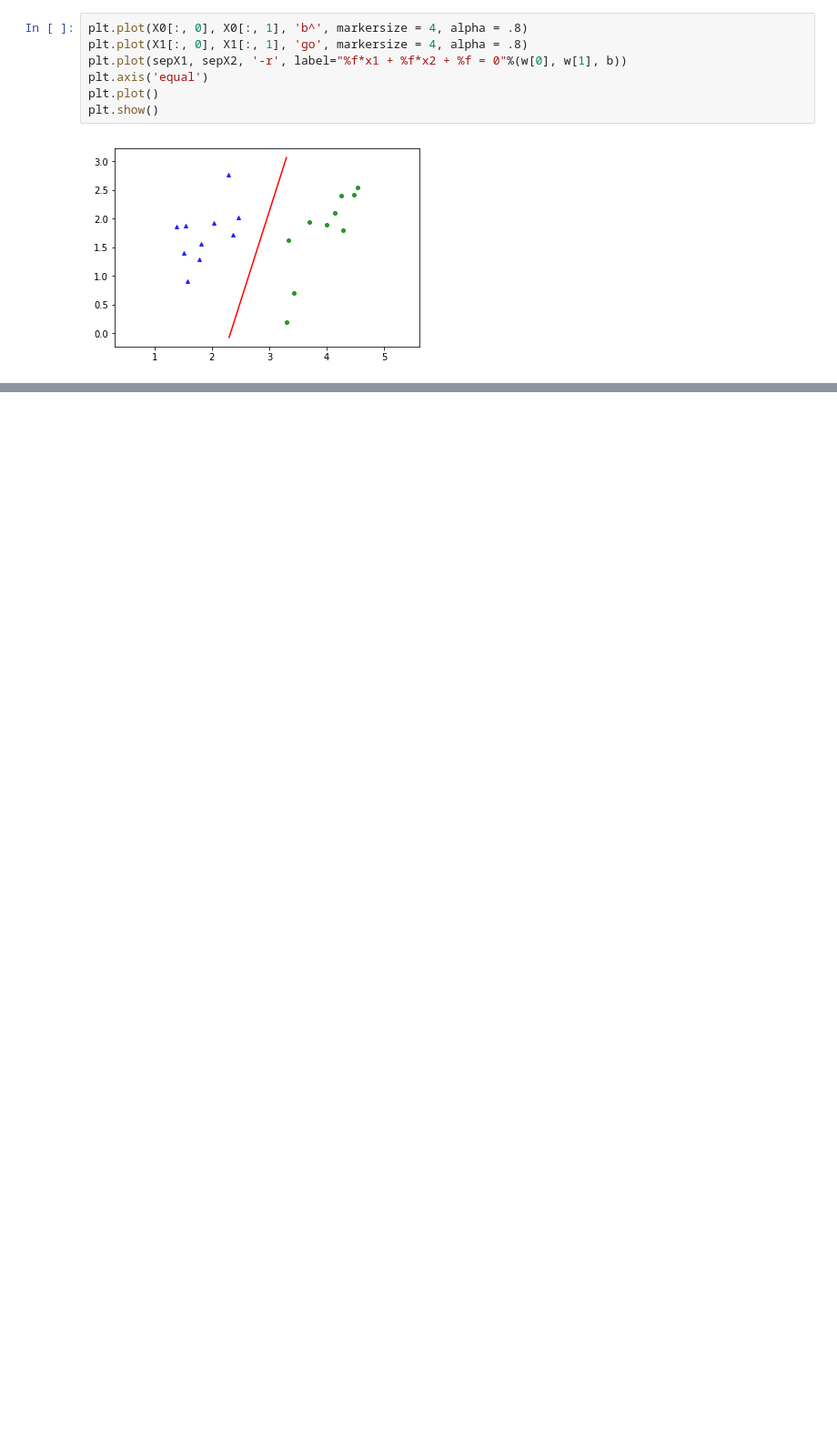
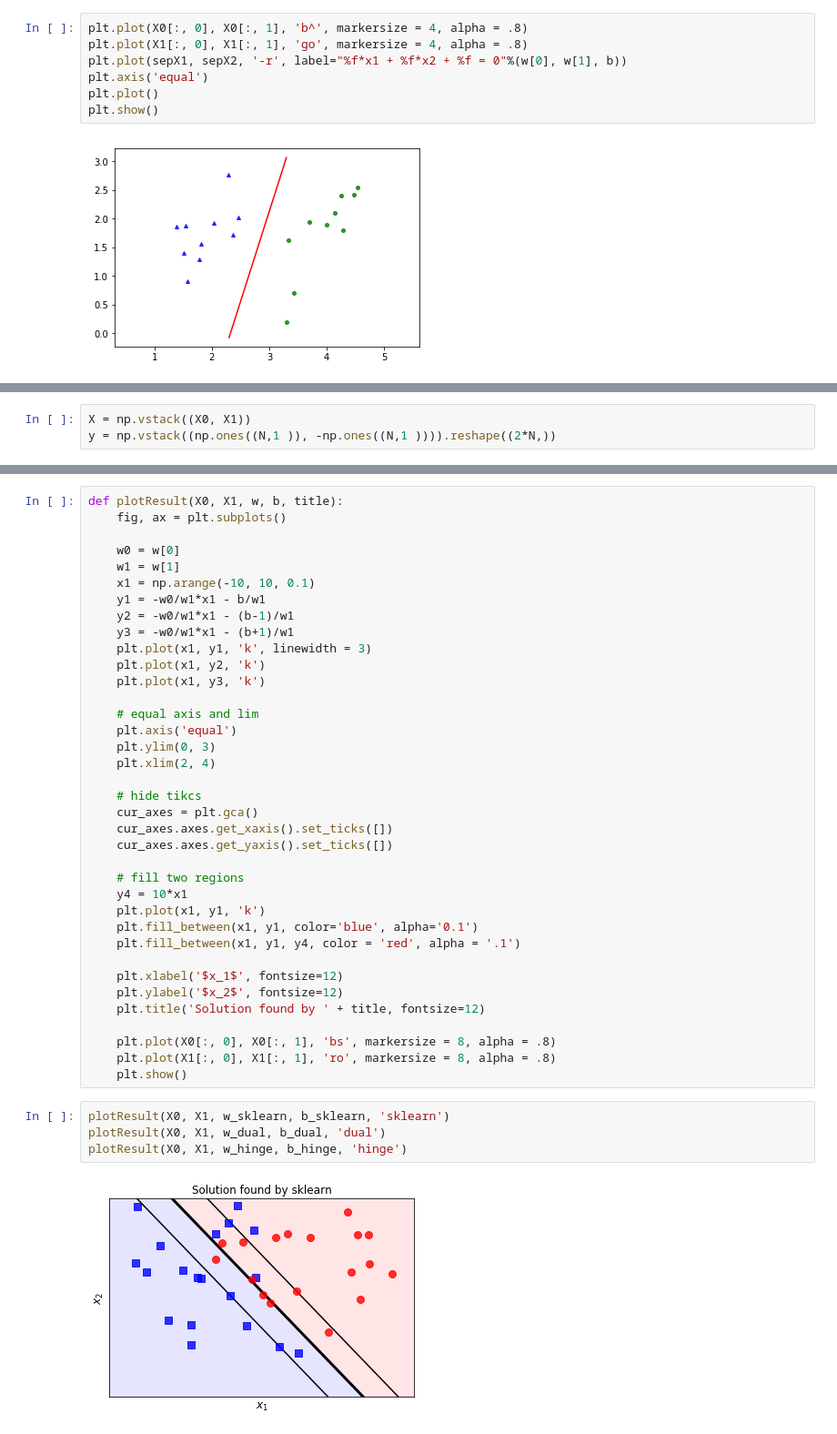
Before and after one commit to alerk/TestGit, a Jupyter notebook: Python/ml_class/02.svm.ipynb, the cells around one changed output, grey strips where cells are left out. Shown at 91% size. Cells and saved outputs as stored; diff of their text form; blank space fills up the shorter version.

```diff
--- a/Python/ml_class/02.svm.ipynb
+++ b/Python/ml_class/02.svm.ipynb
@@ -103,0 +153,3 @@ plt.show()
+# %%
+X = np.vstack((X0, X1))
+y = np.vstack((np.ones((N,1 )), -np.ones((N,1 )))).reshape((2*N,))
@@ -103,0 +305,43 @@ plt.show()
+# %%
+def plotResult(X0, X1, w, b, title):
+    fig, ax = plt.subplots()
+
+    w0 = w[0]
+    w1 = w[1]
+    x1 = np.arange(-10, 10, 0.1)
+    y1 = -w0/w1*x1 - b/w1
+    y2 = -w0/w1*x1 - (b-1)/w1
+    y3 = -w0/w1*x1 - (b+1)/w1
+    plt.plot(x1, y1, 'k', linewidth = 3)
+    plt.plot(x1, y2, 'k')
+    plt.plot(x1, y3, 'k')
+
+    # equal axis and lim
+    plt.axis('equal')
+    plt.ylim(0, 3)
+    plt.xlim(2, 4)
+
+    # hide tikcs
+    cur_axes = plt.gca()
+    cur_axes.axes.get_xaxis().set_ticks([])
+    cur_axes.axes.get_yaxis().set_ticks([])
+
+    # fill two regions
+    y4 = 10*x1
+    plt.plot(x1, y1, 'k')
+    plt.fill_between(x1, y1, color='blue', alpha='0.1')
+    plt.fill_between(x1, y1, y4, color = 'red', alpha = '.1')
+
+    plt.xlabel('$x_1$', fontsize=12)
+    plt.ylabel('$x_2$', fontsize=12)
+    plt.title('Solution found by ' + title, fontsize=12)
+
+    plt.plot(X0[:, 0], X0[:, 1], 'bs', markersize = 8, alpha = .8)
+    plt.plot(X1[:, 0], X1[:, 1], 'ro', markersize = 8, alpha = .8)
+    plt.show()
+# %%
+plotResult(X0, X1, w_sklearn, b_sklearn, 'sklearn')
+plotResult(X0, X1, w_dual, b_dual, 'dual')
+plotResult(X0, X1, w_hinge, b_hinge, 'hinge')
+# %% [output]
+[figure, added]
```
Also changed, not shown: parts of 29 cells of this notebook, 4 other files.
